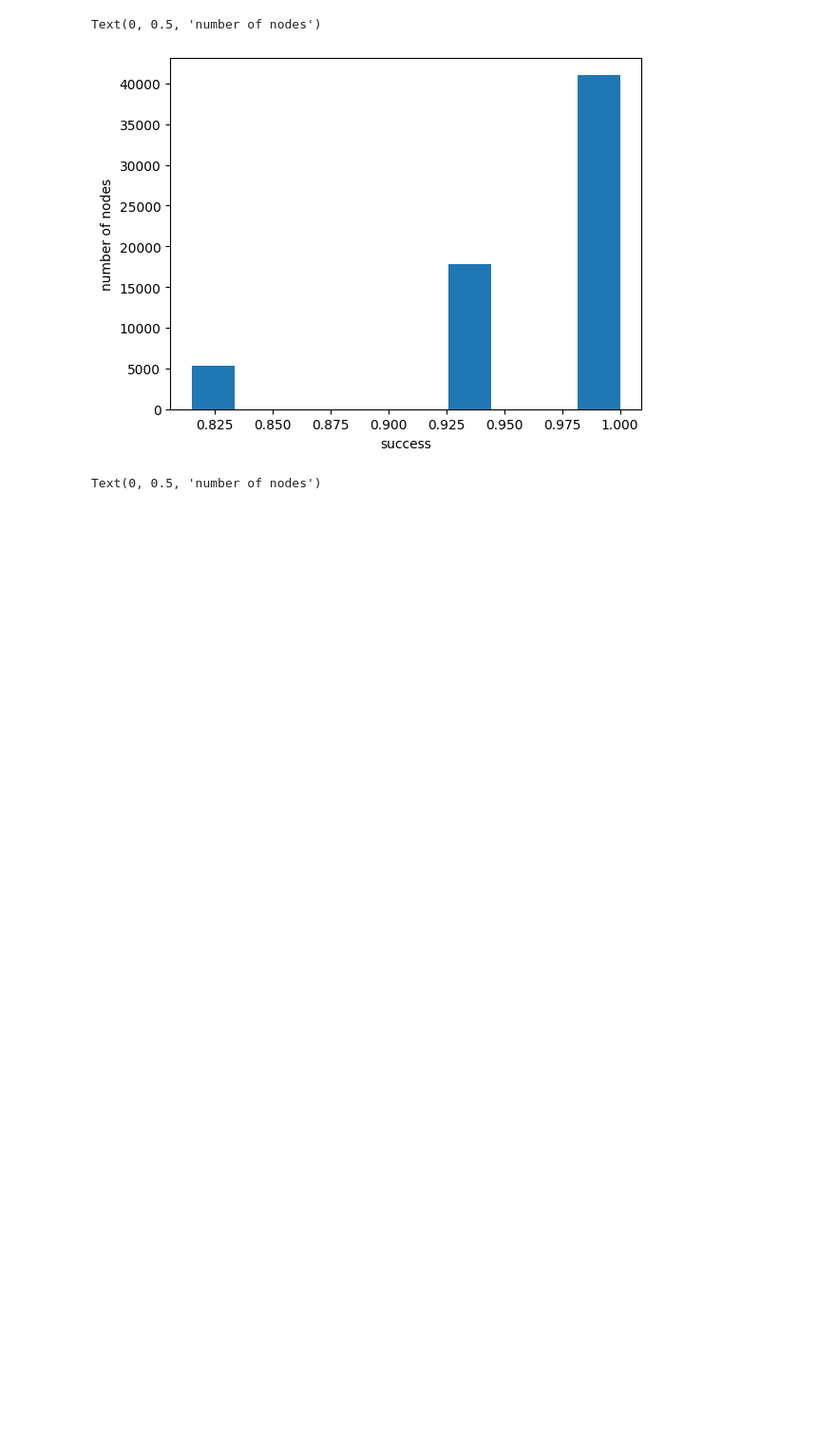
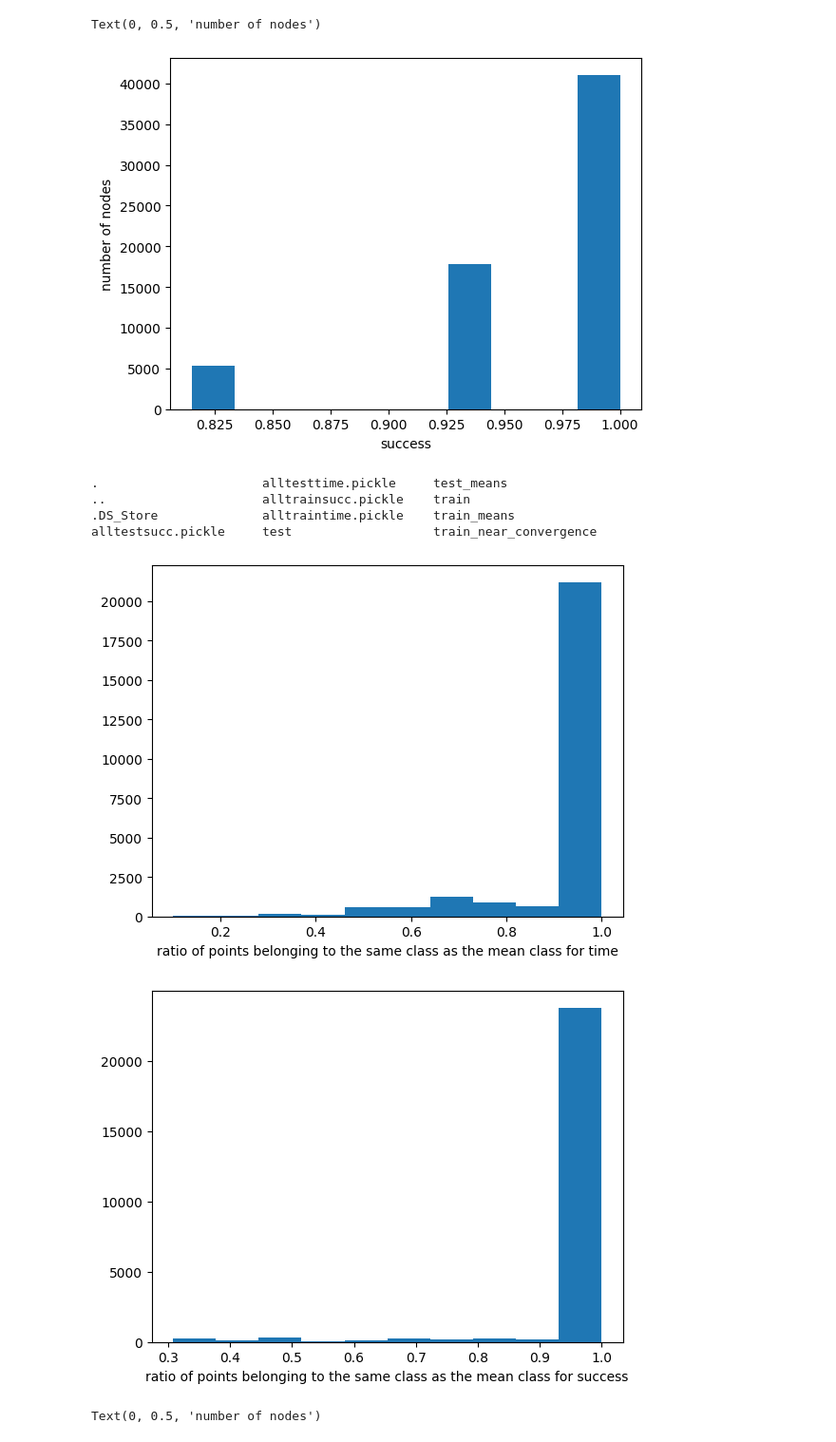
Before and after one commit to puneet-j/abm_sims_MRS, a Jupyter notebook: AAAI/data_properties.ipynb, the cells around one changed output. Shown at 95% size. Cells and saved outputs as stored; diff of their text form; code cells hidden in the pictures; blank space fills up the shorter version.

Commit message:
learning new things about data

```diff
--- a/AAAI/data_properties.ipynb
+++ b/AAAI/data_properties.ipynb
@@ -42,24 +42,18 @@ Text(0, 0.5, 'number of nodes')
 [figure]
 # %%
 
-fil2 = open('./data/quorum_sims_all/graphs/allTraintime.pickle', 'rb')
+# quorum_sims_60_40_split
+
+fil2 = open('./data/quorum_sims_60_40_split/graphs/alltraintime.pickle', 'rb')
 metatime = pickle.load(fil2)
 fil2.close()
-fil2 = open('./data/quorum_sims_all/graphs/allTrainsucc.pickle', 'rb')
+fil2 = open('./data/quorum_sims_60_40_split/graphs/alltrainsucc.pickle', 'rb')
 metasucc = pickle.load(fil2)
 fil2.close()
+
+! ls -a './data/quorum_sims_60_40_split/graphs/'
+# %% [output]
+.                      alltesttime.pickle     test_means
+..                     alltrainsucc.pickle    train
+.DS_Store              alltraintime.pickle    train_means
+alltestsucc.pickle     test                   train_near_convergence
-# %%
-
-traintimes = []
-trainsuccess = []
-for m in metatime:
-    # print(metatime[m])
-    # for times, succ in zip(metatime[m], metasucc[m]):
-    traintimes.append(np.mean(metatime[m]))
-    trainsuccess.append(np.mean(metasucc[m]))
-    # break
-
-# for m in metatime:
-#     print(metatime[m])
-#     for times in metatime[m]:
-#         traintimes.append(times)
@@ -66,3 +145,16 @@ for m in metatime:
+# %%
+plt.hist(percent_time_classes)#, '.')
+plt.xlabel('ratio of points belonging to the same class as the mean class for time')
+# plt.xlabel('node number')
+plt.show()
+
+plt.hist(percent_succ_classes)#, '.')
+plt.xlabel('ratio of points belonging to the same class as the mean class for success')
+# plt.xlabel('node number')
+plt.show()
+# %% [output]
+[figure, added]
+[figure, added]
 # %%
 plt.hist(trainsuccess)
 plt.xlabel('success')
```
Also changed, not shown: parts of 1 cell of this notebook, 9 other files.
